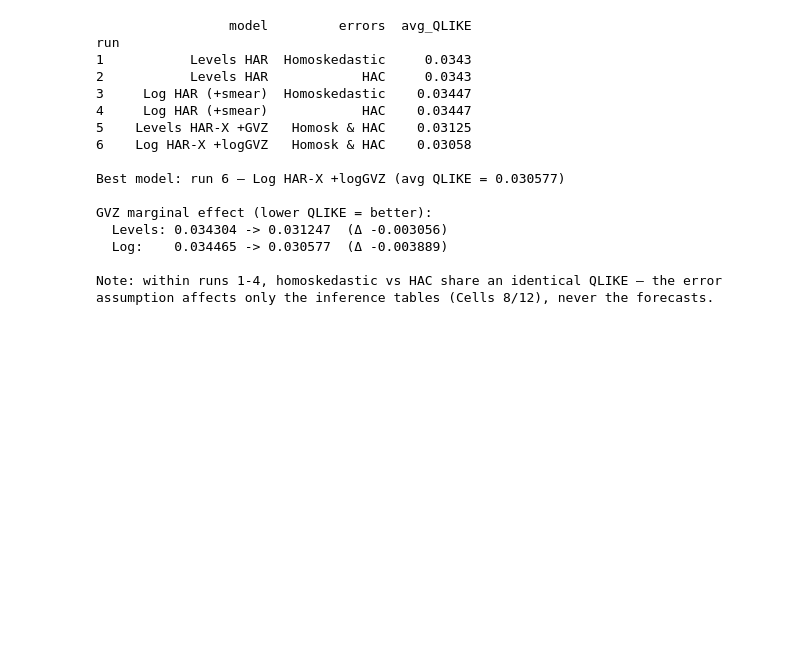
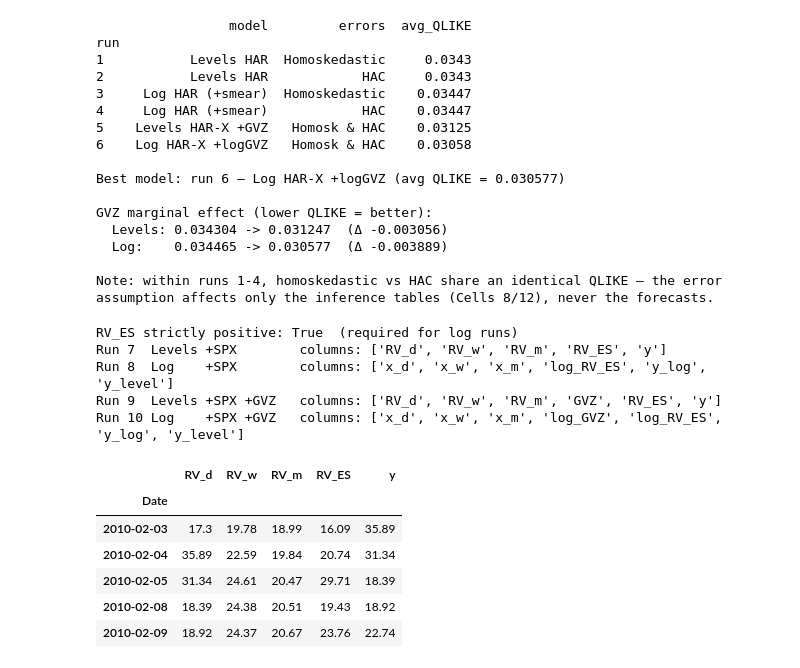
Before and after one commit to RonnieChanPLO/Gold_vol_forecast, a Jupyter notebook: SimpleHAR_Regressions.ipynb, the cells around one changed output. Cells and saved outputs as stored; diff of their text form; code cells hidden in the pictures; blank space fills up the shorter version.

```diff
--- a/SimpleHAR_Regressions.ipynb
+++ b/SimpleHAR_Regressions.ipynb
@@ -596,3 +596,56 @@ GVZ marginal effect (lower QLIKE = better):
 
 Note: within runs 1-4, homoskedastic vs HAC share an identical QLIKE — the error
 assumption affects only the inference tables (Cells 8/12), never the forecasts.
+# %%
+# ===========================================================================
+# Cell 15 — HAR-X design tables: add SPX (S&P 500 E-mini) RV as exogenous term
+# ===========================================================================
+# RV_ES at day t is the equity-market realized variance, known at the close, so
+# it predicts gold RV_{t+1} with no look-ahead (same alignment as GVZ / d-w-m).
+# Mirroring the GVZ treatment, SPX RV enters as a SINGLE contemporaneous day-t
+# term (not its own d/w/m decomposition).
+#   Run 7  (levels):  + RV_ES                 -> predict RV_{t+1}
+#   Run 8  (log):     + log(RV_ES)            -> predict log(RV_{t+1})
+#   Run 9  (levels):  + RV_ES + GVZ           -> predict RV_{t+1}
+#   Run 10 (log):     + log(RV_ES) + log(GVZ) -> predict log(RV_{t+1})
+
+# RV_ES must be strictly positive for the log transform (same requirement as RV_gold)
+assert (data["RV_ES"] > 0).all(), "RV_ES has non-positive values; log transform undefined"
+print(f"RV_ES strictly positive: {(data['RV_ES'] > 0).all()}  (required for log runs)")
+
+# --- Levels designs: extend base HAR (Cell 3) and HAR-X+GVZ (Cell 11) ---
+har_spx = har.copy()
+har_spx.insert(3, "RV_ES", data["RV_ES"].reindex(har.index))                 # day-t level
+
+har_spx_gvz = har_x.copy()                                                    # already has GVZ
+har_spx_gvz.insert(4, "RV_ES", data["RV_ES"].reindex(har_x.index))
+
+# --- Log designs: extend log HAR (Cell 7) and log HAR-X+GVZ (Cell 11) ---
+har_spx_log = har_log.copy()
+har_spx_log.insert(3, "log_RV_ES", np.log(data["RV_ES"]).reindex(har_log.index))
+
+har_spx_gvz_log = har_x_log.copy()                                           # already has log_GVZ
+har_spx_gvz_log.insert(4, "log_RV_ES", np.log(data["RV_ES"]).reindex(har_x_log.index))
+
+for name, df in [("har_spx", har_spx), ("har_spx_gvz", har_spx_gvz),
+                 ("har_spx_log", har_spx_log), ("har_spx_gvz_log", har_spx_gvz_log)]:
+    assert df.notna().all().all(), f"unexpected NaNs in {name}"
+
+print("Run 7  Levels +SPX        columns:", list(har_spx.columns))
+print("Run 8  Log    +SPX        columns:", list(har_spx_log.columns))
+print("Run 9  Levels +SPX +GVZ   columns:", list(har_spx_gvz.columns))
+print("Run 10 Log    +SPX +GVZ   columns:", list(har_spx_gvz_log.columns))
+har_spx.head()
+# %% [output]
+RV_ES strictly positive: True  (required for log runs)
+Run 7  Levels +SPX        columns: ['RV_d', 'RV_w', 'RV_m', 'RV_ES', 'y']
+Run 8  Log    +SPX        columns: ['x_d', 'x_w', 'x_m', 'log_RV_ES', 'y_log', 'y_level']
+Run 9  Levels +SPX +GVZ   columns: ['RV_d', 'RV_w', 'RV_m', 'GVZ', 'RV_ES', 'y']
+Run 10 Log    +SPX +GVZ   columns: ['x_d', 'x_w', 'x_m', 'log_GVZ', 'log_RV_ES', 'y_log', 'y_level']
+|  | RV_d | RV_w | RV_m | RV_ES | y |
+| Date |  |  |  |  |  |
+| 2010-02-03 | 17.3 | 19.78 | 18.99 | 16.09 | 35.89 |
+| 2010-02-04 | 35.89 | 22.59 | 19.84 | 20.74 | 31.34 |
+| 2010-02-05 | 31.34 | 24.61 | 20.47 | 29.71 | 18.39 |
+| 2010-02-08 | 18.39 | 24.38 | 20.51 | 19.43 | 18.92 |
+| 2010-02-09 | 18.92 | 24.37 | 20.67 | 23.76 | 22.74 |
```
Also changed, not shown: parts of 7 cells of this notebook.
